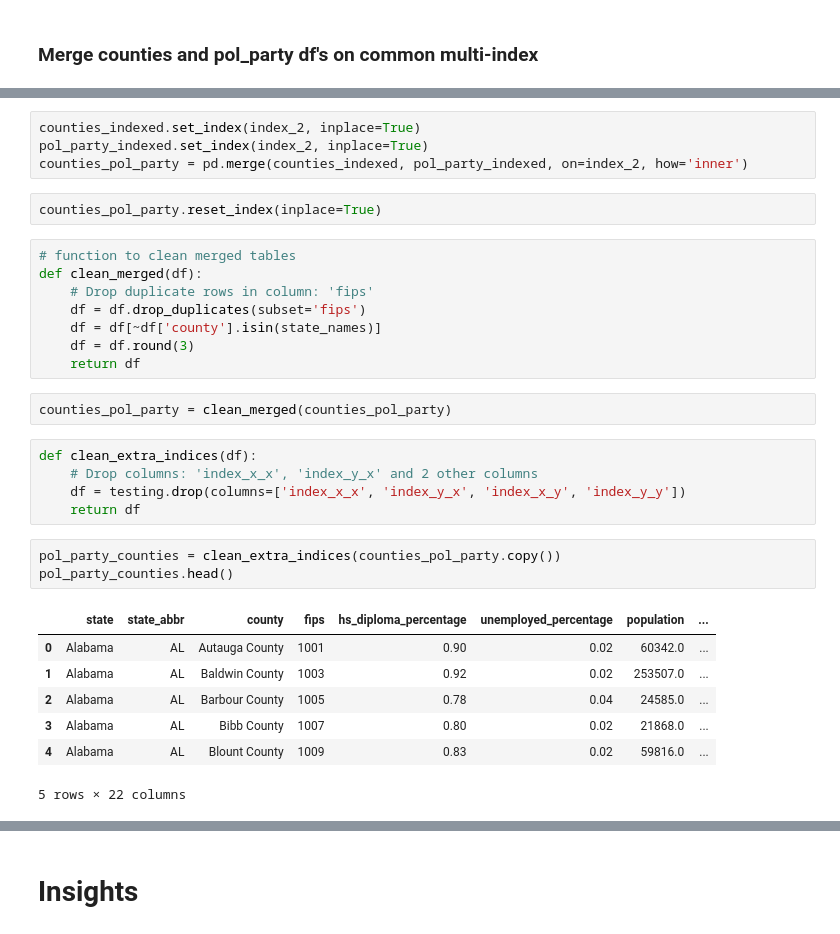
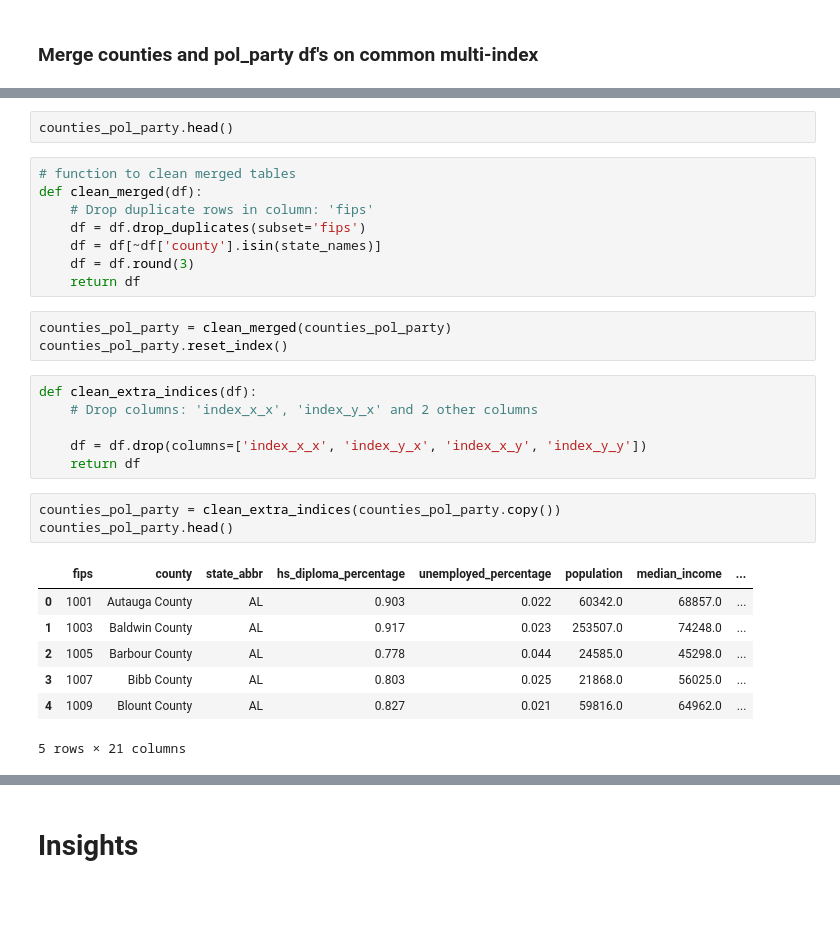
Before and after one commit to mapsg91/CapstoneII_MG, a Jupyter notebook: data/Clean Data/selected_vars/clean_select_features.ipynb, the cells around one changed output, grey strips where cells are left out. Cells and saved outputs as stored; diff of their text form; blank space fills up the shorter version.

```diff
--- a/data/Clean Data/selected_vars/clean_select_features.ipynb
+++ b/data/Clean Data/selected_vars/clean_select_features.ipynb
@@ -195,9 +174,5 @@ pol_party_indexed.reset_index()
-# %%
-counties_indexed.set_index(index_2, inplace=True)
-pol_party_indexed.set_index(index_2, inplace=True)
-counties_pol_party = pd.merge(counties_indexed, pol_party_indexed, on=index_2, how='inner')
-# %%
-counties_pol_party.reset_index(inplace=True)
+# %%
+counties_pol_party.head()
 # %%
 # function to clean merged tables
 def clean_merged(df):
@@ -208,19 +183,21 @@ def clean_merged(df):
     return df
 # %%
 counties_pol_party = clean_merged(counties_pol_party)
+counties_pol_party.reset_index()
 # %%
 def clean_extra_indices(df):
     # Drop columns: 'index_x_x', 'index_y_x' and 2 other columns
-    df = testing.drop(columns=['index_x_x', 'index_y_x', 'index_x_y', 'index_y_y'])
+
+    df = df.drop(columns=['index_x_x', 'index_y_x', 'index_x_y', 'index_y_y'])
     return df
 # %%
-pol_party_counties = clean_extra_indices(counties_pol_party.copy())
-pol_party_counties.head()
+counties_pol_party = clean_extra_indices(counties_pol_party.copy())
+counties_pol_party.head()
 # %% [output]
-|  | state | state_abbr | county | fips | hs_diploma_percentage | unemployed_percentage | population | ... |
-| 0 | Alabama | AL | Autauga County | 1001 | 0.90 | 0.02 | 60342.0 | ... |
-| 1 | Alabama | AL | Baldwin County | 1003 | 0.92 | 0.02 | 253507.0 | ... |
-| 2 | Alabama | AL | Barbour County | 1005 | 0.78 | 0.04 | 24585.0 | ... |
-| 3 | Alabama | AL | Bibb County | 1007 | 0.80 | 0.02 | 21868.0 | ... |
-| 4 | Alabama | AL | Blount County | 1009 | 0.83 | 0.02 | 59816.0 | ... |
+|  | fips | county | state_abbr | hs_diploma_percentage | unemployed_percentage | population | median_income | ... |
+| 0 | 1001 | Autauga County | AL | 0.903 | 0.022 | 60342.0 | 68857.0 | ... |
+| 1 | 1003 | Baldwin County | AL | 0.917 | 0.023 | 253507.0 | 74248.0 | ... |
+| 2 | 1005 | Barbour County | AL | 0.778 | 0.044 | 24585.0 | 45298.0 | ... |
+| 3 | 1007 | Bibb County | AL | 0.803 | 0.025 | 21868.0 | 56025.0 | ... |
+| 4 | 1009 | Blount County | AL | 0.827 | 0.021 | 59816.0 | 64962.0 | ... |
-5 rows × 22 columns
+5 rows × 21 columns
```
Also changed, not shown: parts of 32 cells of this notebook, 1 other file.
